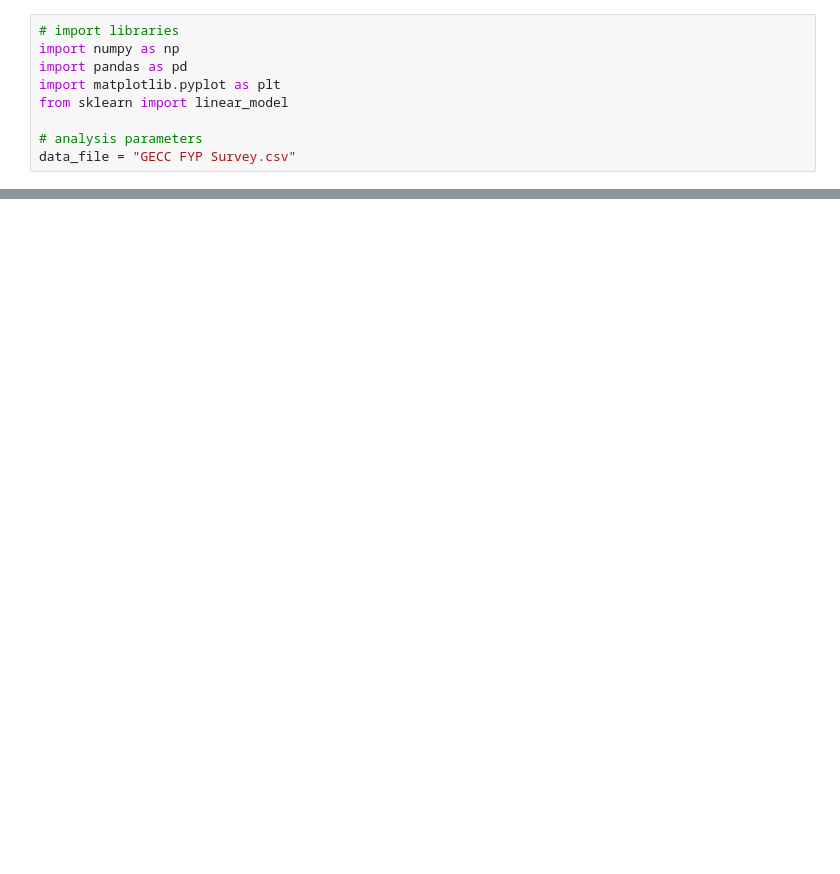
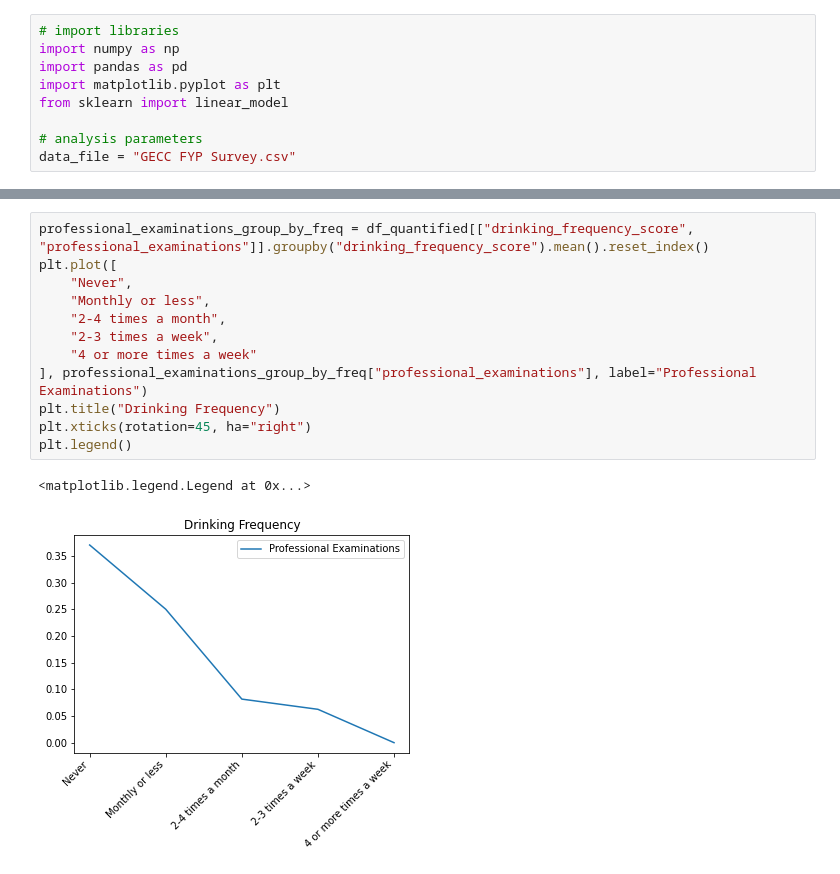
Before and after one commit to nicktanryo/gecc-fyp, a Jupyter notebook: analysis.ipynb, the cells around one changed output, grey strips where cells are left out. Drawn from its saved outputs; the diff is of its cells as text; blank space fills up the shorter version.

```diff
--- a/analysis.ipynb
+++ b/analysis.ipynb
@@ -438,0 +423,15 @@ plt.legend()
+# %%
+professional_examinations_group_by_freq = df_quantified[["drinking_frequency_score", "professional_examinations"]].groupby("drinking_frequency_score").mean().reset_index()
+plt.plot([
+    "Never",
+    "Monthly or less",
+    "2-4 times a month",
+    "2-3 times a week",
+    "4 or more times a week"
+], professional_examinations_group_by_freq["professional_examinations"], label="Professional Examinations")
+plt.title("Drinking Frequency")
+plt.xticks(rotation=45, ha="right")
+plt.legend()
+# %% [output]
+<matplotlib.legend.Legend at 0x...>
+[figure, added]
```
Also changed, not shown: parts of 40 cells of this notebook, 1 other file.
